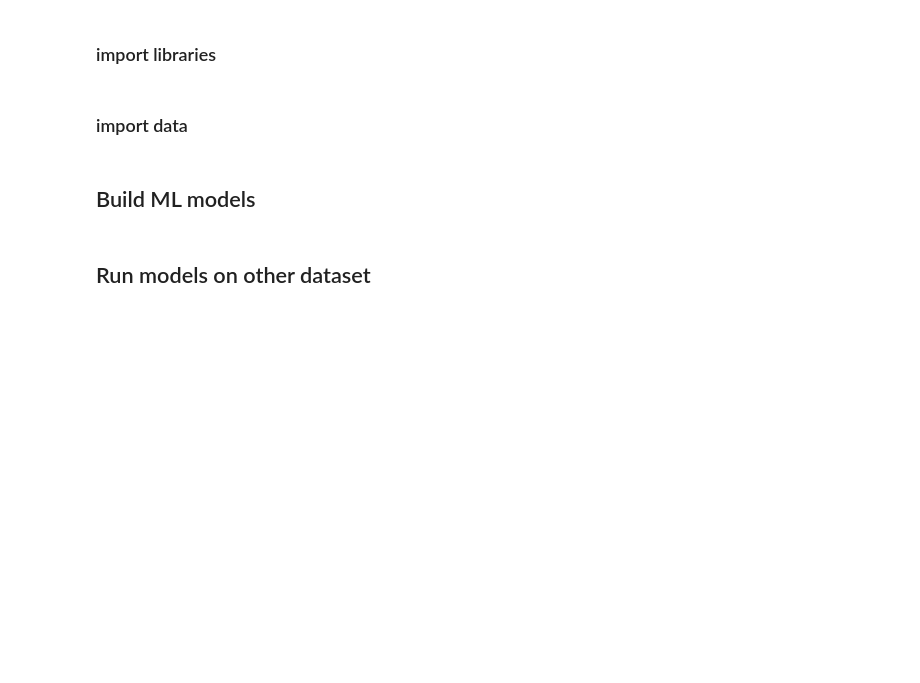
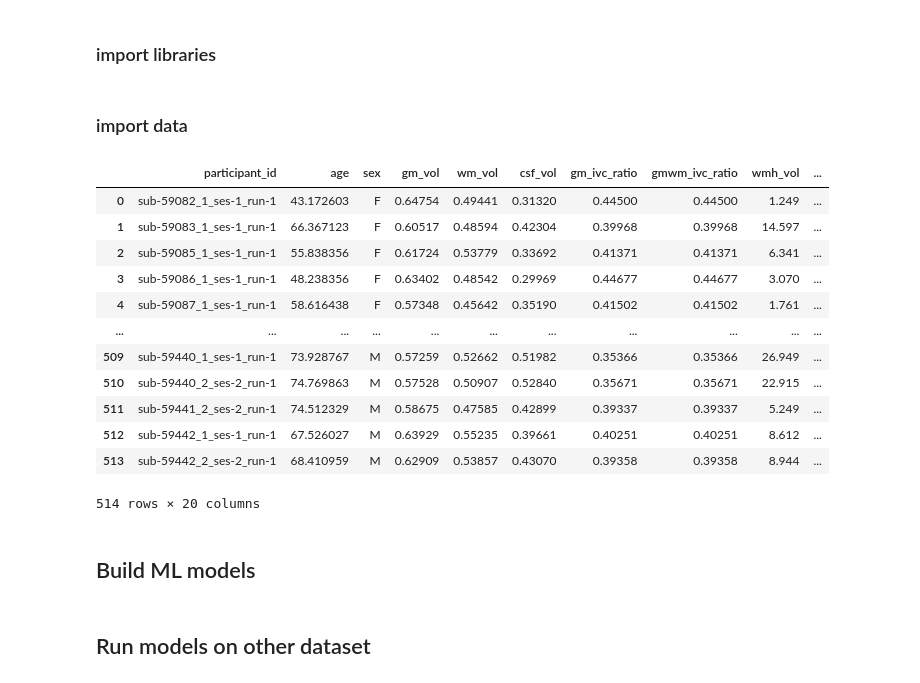
Before and after one commit to brainspinner/cvasl, a Jupyter notebook: harmonization_paper/ml_experiment1.ipynb, the cells around one changed output. Saved outputs shown, nothing was run; the diff lists cells and outputs as text; code cells hidden in the pictures; blank space fills up the shorter version.

```diff
--- a/harmonization_paper/ml_experiment1.ipynb
+++ b/harmonization_paper/ml_experiment1.ipynb
@@ -56,7 +56,21 @@ TOP = TOP.drop(TOP.columns[0],axis=1)
 #TOP
 # %%
 StrokeMRI = StrokeMRI.drop(StrokeMRI.columns[0],axis=1)
-#StrokeMRI
+StrokeMRI
+# %% [output]
+|  | participant_id | age | sex | gm_vol | wm_vol | csf_vol | gm_ivc_ratio | gmwm_ivc_ratio | wmh_vol | ... |
+| 0 | sub-59082_1_ses-1_run-1 | 43.172603 | F | 0.64754 | 0.49441 | 0.31320 | 0.44500 | 0.44500 | 1.249 | ... |
+| 1 | sub-59083_1_ses-1_run-1 | 66.367123 | F | 0.60517 | 0.48594 | 0.42304 | 0.39968 | 0.39968 | 14.597 | ... |
+| 2 | sub-59085_1_ses-1_run-1 | 55.838356 | F | 0.61724 | 0.53779 | 0.33692 | 0.41371 | 0.41371 | 6.341 | ... |
+| 3 | sub-59086_1_ses-1_run-1 | 48.238356 | F | 0.63402 | 0.48542 | 0.29969 | 0.44677 | 0.44677 | 3.070 | ... |
+| 4 | sub-59087_1_ses-1_run-1 | 58.616438 | F | 0.57348 | 0.45642 | 0.35190 | 0.41502 | 0.41502 | 1.761 | ... |
+| ... | ... | ... | ... | ... | ... | ... | ... | ... | ... | ... |
+| 509 | sub-59440_1_ses-1_run-1 | 73.928767 | M | 0.57259 | 0.52662 | 0.51982 | 0.35366 | 0.35366 | 26.949 | ... |
+| 510 | sub-59440_2_ses-2_run-1 | 74.769863 | M | 0.57528 | 0.50907 | 0.52840 | 0.35671 | 0.35671 | 22.915 | ... |
+| 511 | sub-59441_2_ses-2_run-1 | 74.512329 | M | 0.58675 | 0.47585 | 0.42899 | 0.39337 | 0.39337 | 5.249 | ... |
+| 512 | sub-59442_1_ses-1_run-1 | 67.526027 | M | 0.63929 | 0.55235 | 0.39661 | 0.40251 | 0.40251 | 8.612 | ... |
+| 513 | sub-59442_2_ses-2_run-1 | 68.410959 | M | 0.62909 | 0.53857 | 0.43070 | 0.39358 | 0.39358 | 8.944 | ... |
+514 rows × 20 columns
 # %%
 # Now we need to flip the sex back to numbers for a correlation
 sex_mapping = {'F':0,'M':1}
```
Also changed, not shown: 17 other files.
